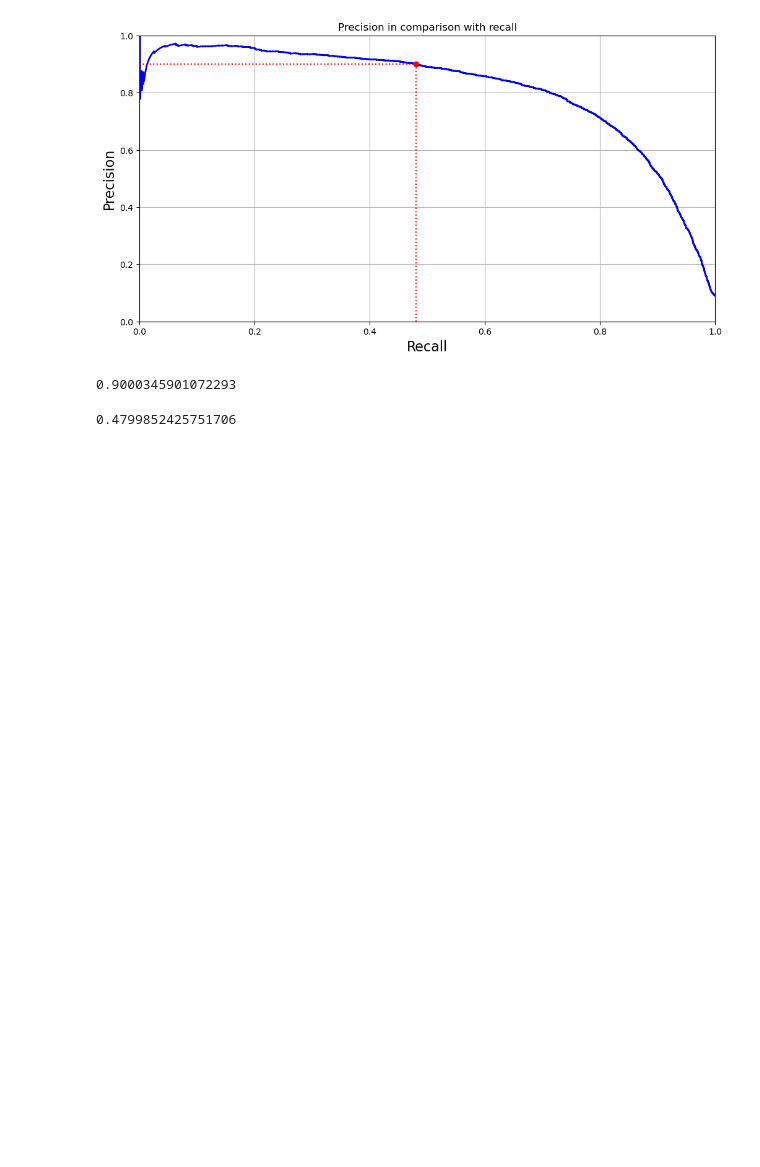
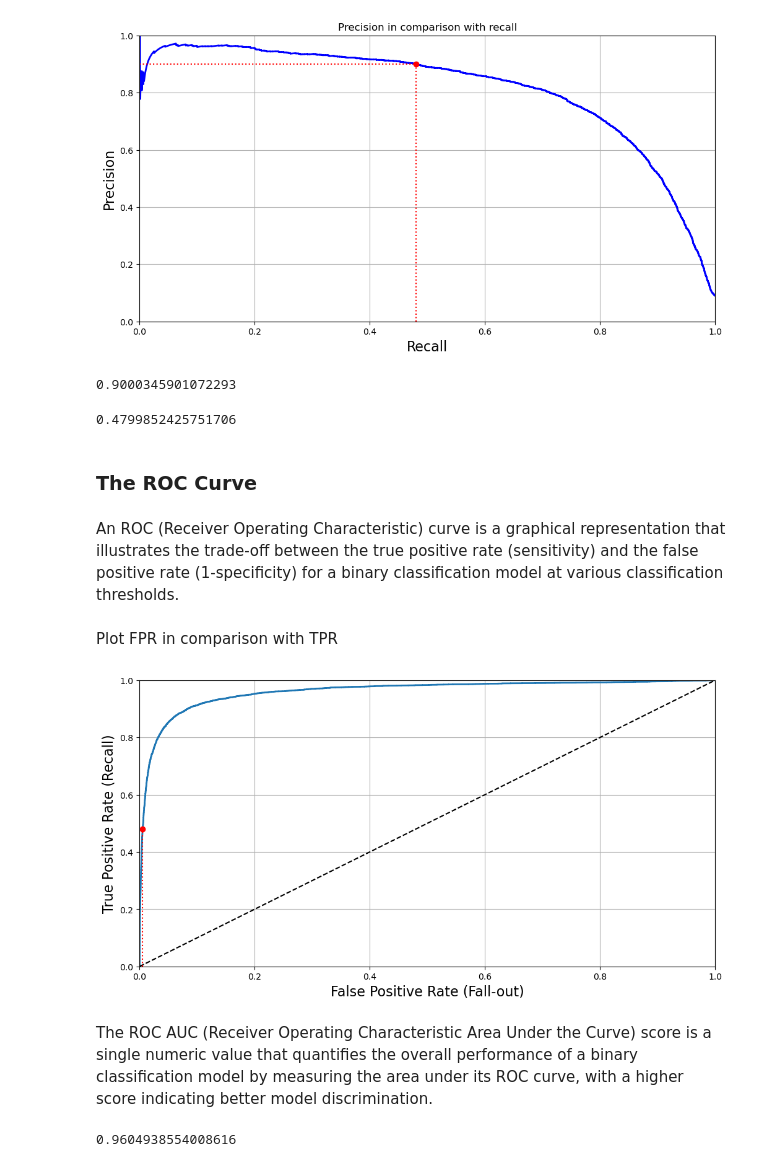
Before and after one commit to Ivan-Grigorev/Hands_On_ML, a Jupyter notebook: chapter_03.ipynb, the cells around one changed output. Cells and saved outputs as stored; diff of their text form; code cells hidden in the pictures; blank space fills up the shorter version.

```diff
--- a/chapter_03.ipynb
+++ b/chapter_03.ipynb
@@ -409,3 +409,64 @@ precision_score(y_train_5, y_train_pred_90)
 recall_score(y_train_5, y_train_pred_90)
 # %% [output]
 0.4799852425751706
+# %% [markdown]
+<h3>The ROC Curve</h3>
+# %% [markdown]
+An ROC (Receiver Operating Characteristic) curve is a graphical representation that illustrates the trade-off between the true positive rate (sensitivity) and the false positive rate (1-specificity) for a binary classification model at various classification thresholds.
+# %%
+from sklearn.metrics import roc_curve
+
+# fpr - false positive rate, tpr - true negative rate
+fpr, tpr, thresholds = roc_curve(y_train_5, y_scores)
+# %% [markdown]
+Plot FPR in comparison with TPR
+# %%
+def plot_roc_curve(fpr, tpr, label=None):
+    plt.plot(
+        fpr,
+        tpr,
+        linewidth=2,
+        label=label,
+    )
+    plt.plot(
+        [0, 1],
+        [0, 1],
+        'k--'  # dashed diagonal
+    )
+    plt.axis([0, 1, 0, 1])
+    plt.xlabel('False Positive Rate (Fall-out)', fontsize=16)
+    plt.ylabel('True Positive Rate (Recall)', fontsize=16)
+    plt.grid(True)
+
+plt.figure(figsize=(12, 6))
+plot_roc_curve(fpr=fpr, tpr=tpr)
+
+fpr_90 = fpr[np.argmax(tpr >= recall_90_precision)]
+
+plt.plot(
+    [fpr_90, fpr_90],
+    [0., recall_90_precision],
+    'r:'
+)
+plt.plot(
+    [0.0, fpr_90],
+    [recall_90_precision, recall_90_precision],
+    'r:'
+)
+plt.plot(
+    [fpr_90],
+    [recall_90_precision],
+    'ro'
+)
+plt.show()
+# %% [output]
+[figure, added]
+# %% [markdown]
+The ROC AUC (Receiver Operating Characteristic Area Under the Curve) score is a single numeric value that quantifies the overall performance of a binary classification model by measuring the area under its ROC curve, with a higher score indicating better model discrimination.
+# %%
+from sklearn.metrics import roc_auc_score
+
+
+roc_auc_score(y_train_5, y_scores)
+# %% [output]
+0.9604938554008616
```
Also changed, not shown: parts of 8 cells of this notebook.
